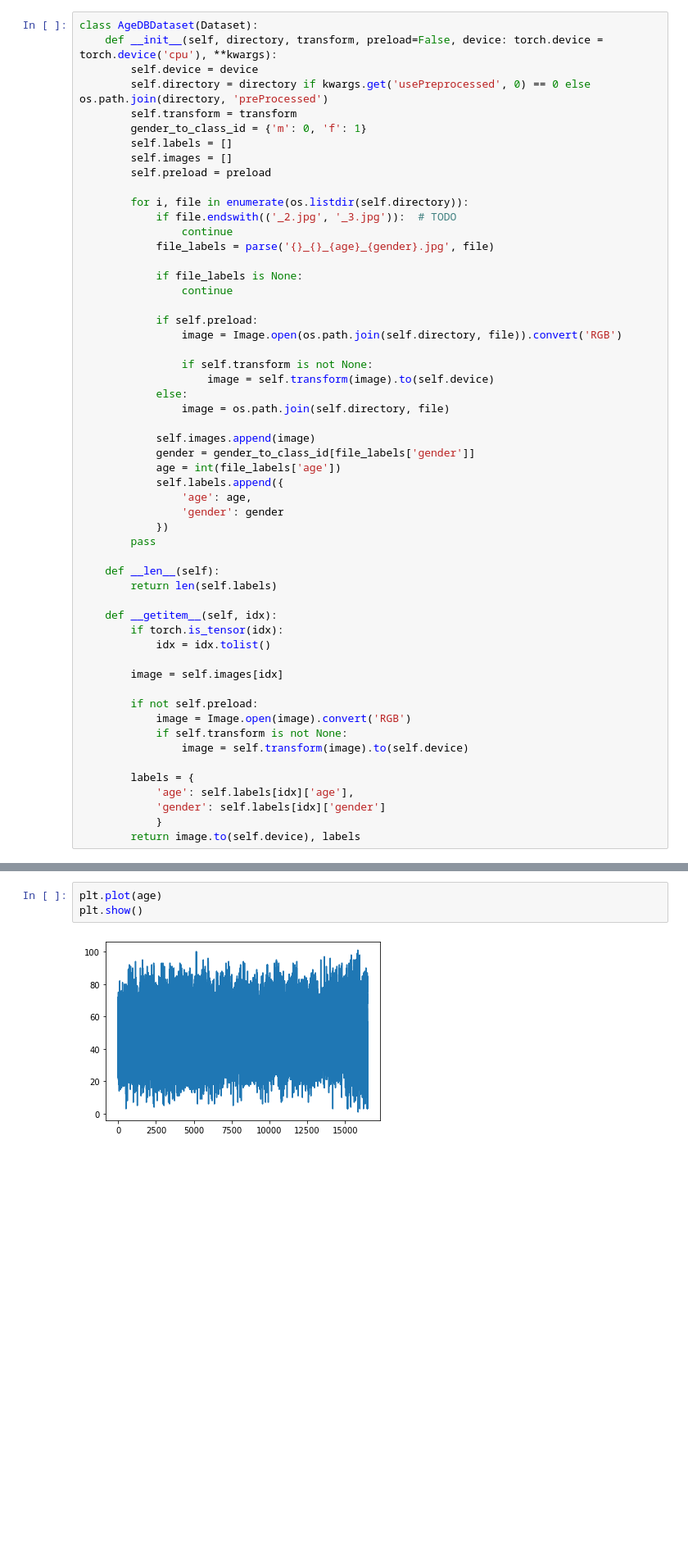
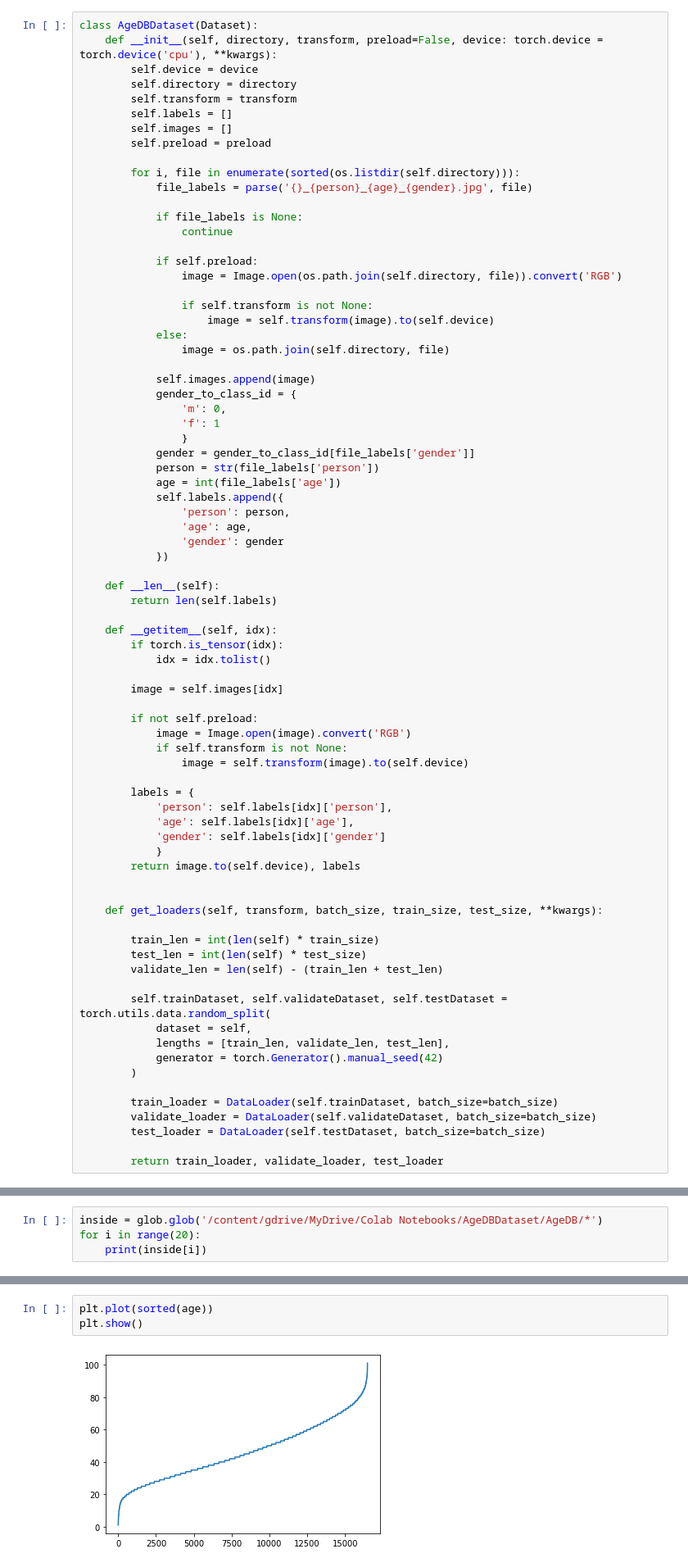
Before and after one commit to nahidosen/CSE465_Age_Estimation, a Jupyter notebook: Age_Estimation.ipynb, the cells around one changed output, grey strips where cells are left out. Shown: that part at 82% size. Cells and saved outputs as stored; diff of their text form; blank space fills up the shorter version.

```diff
--- a/Age_Estimation.ipynb
+++ b/Age_Estimation.ipynb
@@ -77,17 +63,14 @@ class AgeDBHandler:
 class AgeDBDataset(Dataset):
     def __init__(self, directory, transform, preload=False, device: torch.device = torch.device('cpu'), **kwargs):
         self.device = device
-        self.directory = directory if kwargs.get('usePreprocessed', 0) == 0 else os.path.join(directory, 'preProcessed')
+        self.directory = directory
         self.transform = transform
-        gender_to_class_id = {'m': 0, 'f': 1}
         self.labels = []
         self.images = []
         self.preload = preload
 
-        for i, file in enumerate(os.listdir(self.directory)):
-            if file.endswith(('_2.jpg', '_3.jpg')):  # TODO
-                continue
-            file_labels = parse('{}_{}_{age}_{gender}.jpg', file)
+        for i, file in enumerate(sorted(os.listdir(self.directory))):
+            file_labels = parse('{}_{person}_{age}_{gender}.jpg', file)
 
             if file_labels is None:
                 continue
@@ -101,13 +84,18 @@ class AgeDBDataset(Dataset):
                 image = os.path.join(self.directory, file)
 
             self.images.append(image)
+            gender_to_class_id = {
+                'm': 0,
+                'f': 1
+                }
             gender = gender_to_class_id[file_labels['gender']]
+            person = str(file_labels['person'])
             age = int(file_labels['age'])
             self.labels.append({
+                'person': person,
                 'age': age,
                 'gender': gender
             })
-        pass
 
     def __len__(self):
         return len(self.labels)
@@ -124,9 +112,29 @@ class AgeDBDataset(Dataset):
                 image = self.transform(image).to(self.device)
 
         labels = {
+            'person': self.labels[idx]['person'],
             'age': self.labels[idx]['age'],
             'gender': self.labels[idx]['gender']
             }
         return image.to(self.device), labels
+
+
+    def get_loaders(self, transform, batch_size, train_size, test_size, **kwargs):
+
+        train_len = int(len(self) * train_size)
+        test_len = int(len(self) * test_size)
+        validate_len = len(self) - (train_len + test_len)
+
+        self.trainDataset, self.validateDataset, self.testDataset = torch.utils.data.random_split(
+            dataset = self,
+            lengths = [train_len, validate_len, test_len],
+            generator = torch.Generator().manual_seed(42)
+        )
+
+        train_loader = DataLoader(self.trainDataset, batch_size=batch_size)
+        validate_loader = DataLoader(self.validateDataset, batch_size=batch_size)
+        test_loader = DataLoader(self.testDataset, batch_size=batch_size)
+
+        return train_loader, validate_loader, test_loader
 # %% [markdown]
 # Preprocessing
@@ -150,0 +163,4 @@ Mounted at /content/gdrive
+# %%
+inside = glob.glob('/content/gdrive/MyDrive/Colab Notebooks/AgeDBDataset/AgeDB/*')
+for i in range(20):
+    print(inside[i])
@@ -210,10 +262,10 @@ print("Highest Age Value: "+str(max(age))+"\nLowest Age Value: "+str(min(age)))
 Highest Age Value: 101
 Lowest Age Value: 1
 # %%
-plt.plot(age)
+plt.plot(sorted(age))
 plt.show()
 # %% [output]
-[figure, old version]
+[figure, new version]
 # %%
 listofzeros = [0] * len(dataset)
 same_age = [i for i in range(min(age), max(age) + 1)]
```
Also changed, not shown: parts of 35 cells of this notebook.
